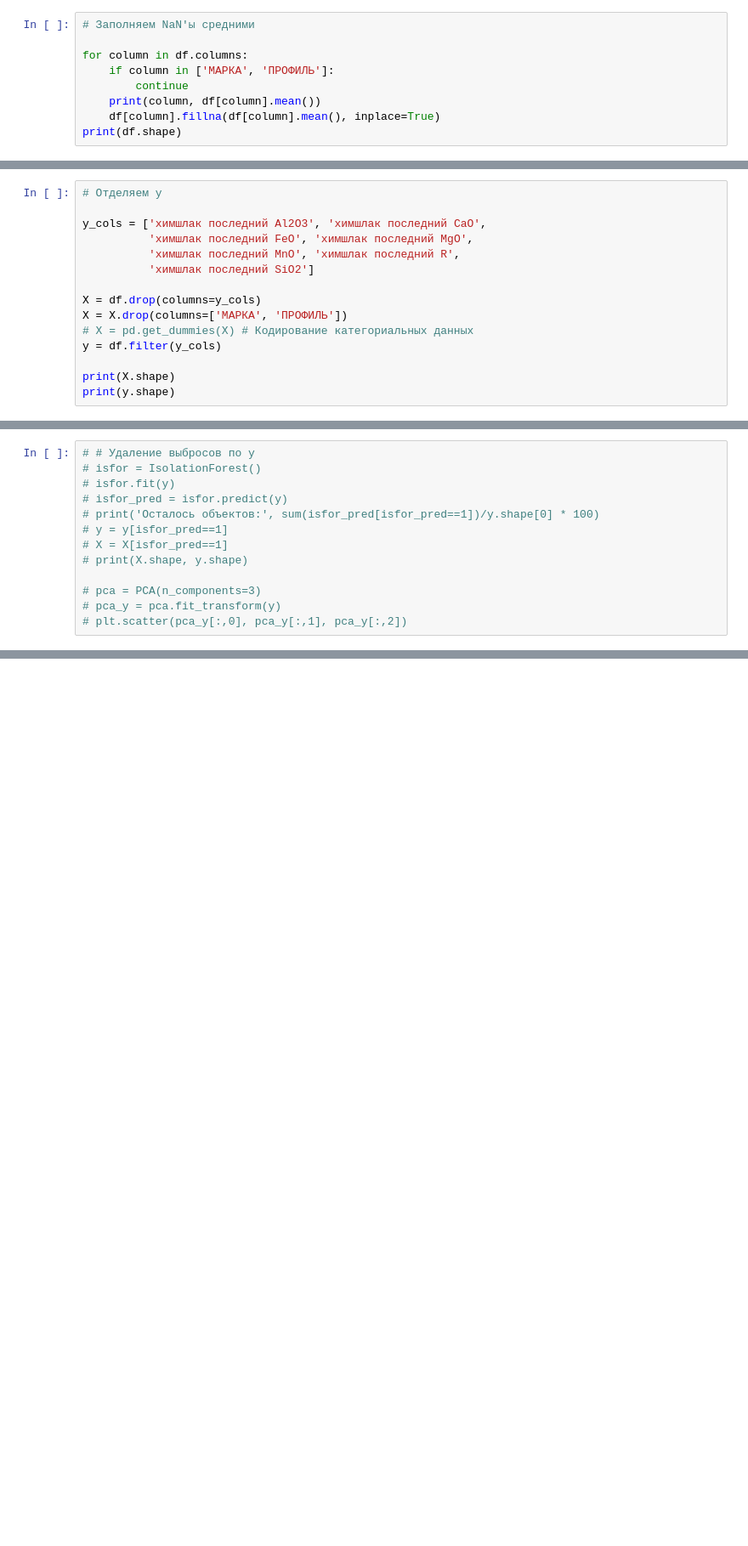
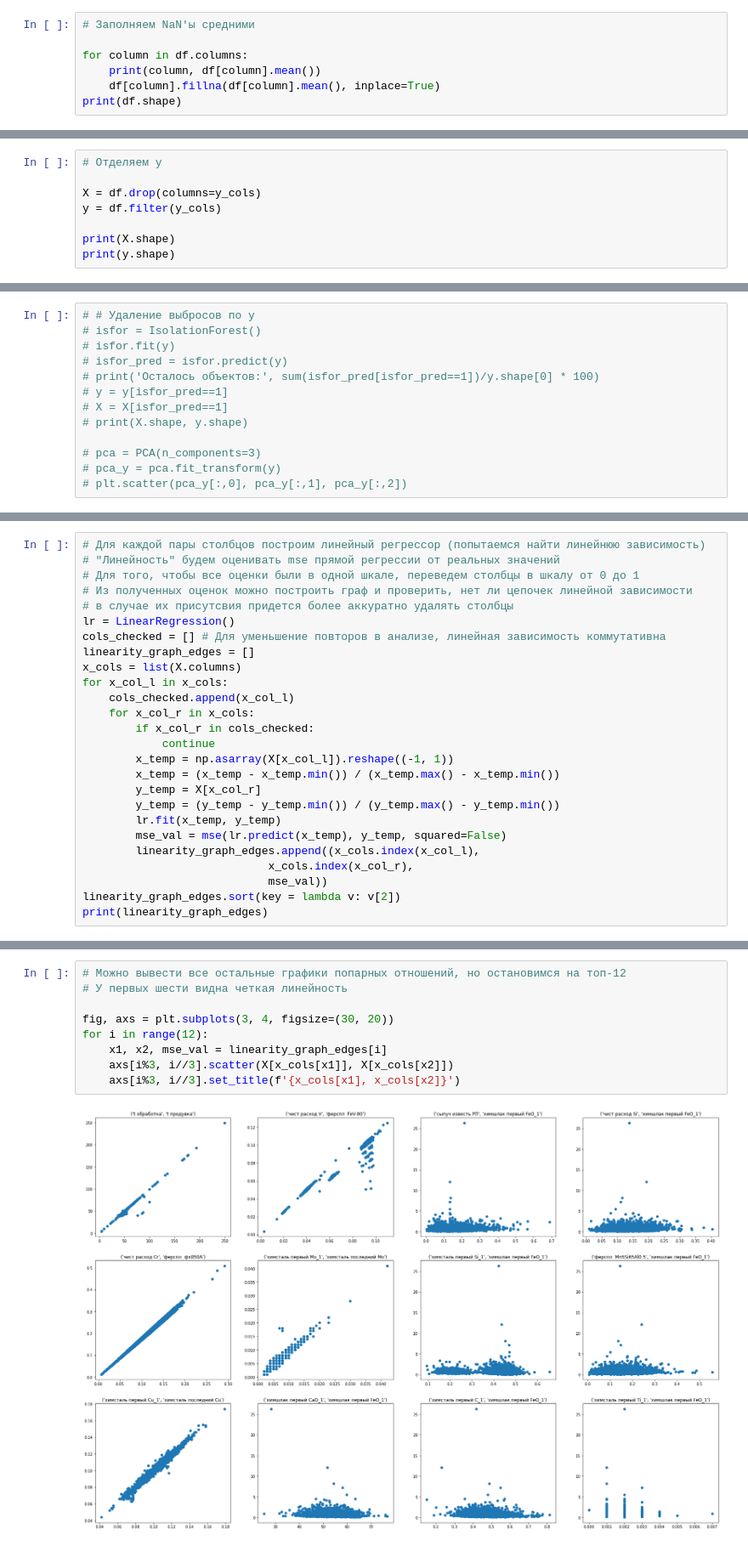
Before and after one commit to comptech-winter-school/steel-alloying, a Jupyter notebook: Zavarzin/data_processing.ipynb, the cells around one changed output, grey strips where cells are left out. Shown: that part at 85% size. Saved outputs shown, nothing was run; the diff lists cells and outputs as text; blank space fills up the shorter version.

Commit message:
Removed linear depend columns

```diff
--- a/Zavarzin/data_processing.ipynb
+++ b/Zavarzin/data_processing.ipynb
@@ -97,8 +129,6 @@ print(df.shape)
 # Заполняем NaN'ы средними
 
 for column in df.columns:
-    if column in ['МАРКА', 'ПРОФИЛЬ']:
-        continue
     print(column, df[column].mean())
     df[column].fillna(df[column].mean(), inplace=True)
 print(df.shape)
@@ -143,14 +167,7 @@ df.head()
 # %%
 # Отделяем y
 
-y_cols = ['химшлак последний Al2O3', 'химшлак последний CaO',
-          'химшлак последний FeO', 'химшлак последний MgO',
-          'химшлак последний MnO', 'химшлак последний R',
-          'химшлак последний SiO2']
-
 X = df.drop(columns=y_cols)
-X = X.drop(columns=['МАРКА', 'ПРОФИЛЬ'])
-# X = pd.get_dummies(X) # Кодирование категориальных данных
 y = df.filter(y_cols)
 
 print(X.shape)
@@ -194,0 +214,26 @@ axs[-1,-1].axis('off')
+# %%
+# Для каждой пары столбцов построим линейный регрессор (попытаемся найти линейнюю зависимость)
+# "Линейность" будем оценивать mse прямой регрессии от реальных значений
+# Для того, чтобы все оценки были в одной шкале, переведем столбцы в шкалу от 0 до 1
+# Из полученных оценок можно построить граф и проверить, нет ли цепочек линейной зависимости
+# в случае их присутсвия придется более аккуратно удалять столбцы
+lr = LinearRegression()
+cols_checked = [] # Для уменьшение повторов в анализе, линейная зависимость коммутативна
+linearity_graph_edges = []
+x_cols = list(X.columns)
+for x_col_l in x_cols:
+    cols_checked.append(x_col_l)
+    for x_col_r in x_cols:
+        if x_col_r in cols_checked:
+            continue
+        x_temp = np.asarray(X[x_col_l]).reshape((-1, 1))
+        x_temp = (x_temp - x_temp.min()) / (x_temp.max() - x_temp.min())
+        y_temp = X[x_col_r]
+        y_temp = (y_temp - y_temp.min()) / (y_temp.max() - y_temp.min())
+        lr.fit(x_temp, y_temp)
+        mse_val = mse(lr.predict(x_temp), y_temp, squared=False)
+        linearity_graph_edges.append((x_cols.index(x_col_l),
+                            x_cols.index(x_col_r),
+                            mse_val))
+linearity_graph_edges.sort(key = lambda v: v[2])
+print(linearity_graph_edges)
@@ -194,0 +242,11 @@ axs[-1,-1].axis('off')
+# %%
+# Можно вывести все остальные графики попарных отношений, но остановимся на топ-12
+# У первых шести видна четкая линейность
+
+fig, axs = plt.subplots(3, 4, figsize=(30, 20))
+for i in range(12):
+    x1, x2, mse_val = linearity_graph_edges[i]
+    axs[i%3, i//3].scatter(X[x_cols[x1]], X[x_cols[x2]])
+    axs[i%3, i//3].set_title(f'{x_cols[x1], x_cols[x2]}')
+# %% [output]
+[figure, added]
```
Also changed, not shown: parts of 20 cells of this notebook, 3 other files.
